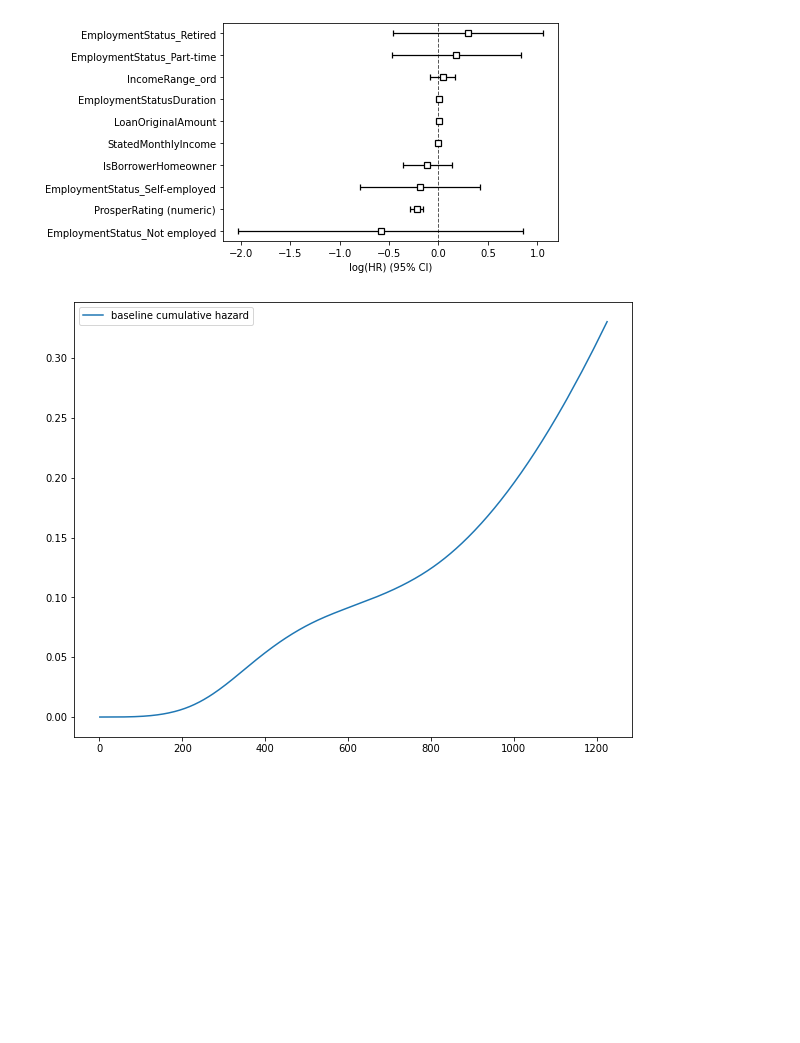
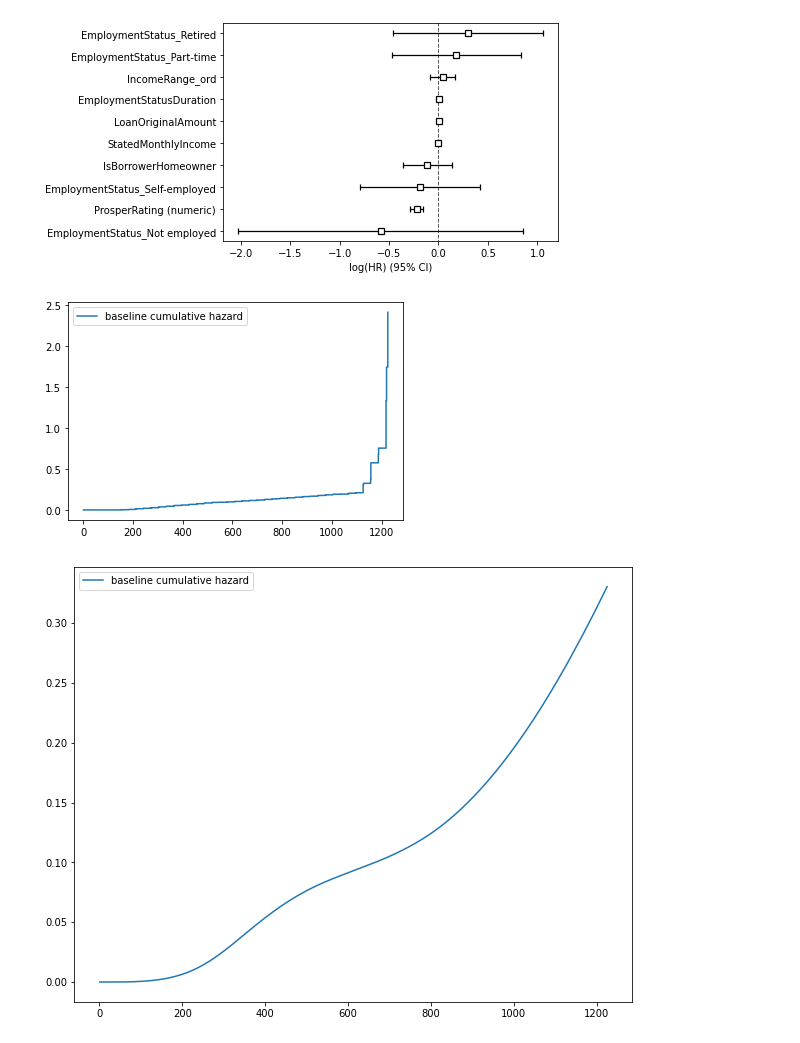
Before and after one commit to lponcec94/clases_bourbaki, a Jupyter notebook: Survival_Anlaysis.ipynb, the cells around one changed output. Saved outputs shown, nothing was run; the diff lists cells and outputs as text; code cells hidden in the pictures; blank space fills up the shorter version.

```diff
--- a/Survival_Anlaysis.ipynb
+++ b/Survival_Anlaysis.ipynb
@@ -616,6 +621,10 @@ model.plot()
 # %% [output]
 <matplotlib.axes._subplots.AxesSubplot at 0x...>
 [figure]
+# %%
+model.baseline_cumulative_hazard_.plot(drawstyle="steps-post");
+# %% [output]
+[figure, added]
 # %%
 model = CoxPHFitter(baseline_estimation_method='spline', n_baseline_knots=4)
 model.fit(df_2009_num, duration_col='time', event_col='LoanStatus_Censored')
```
Also changed, not shown: parts of 8 cells of this notebook.
